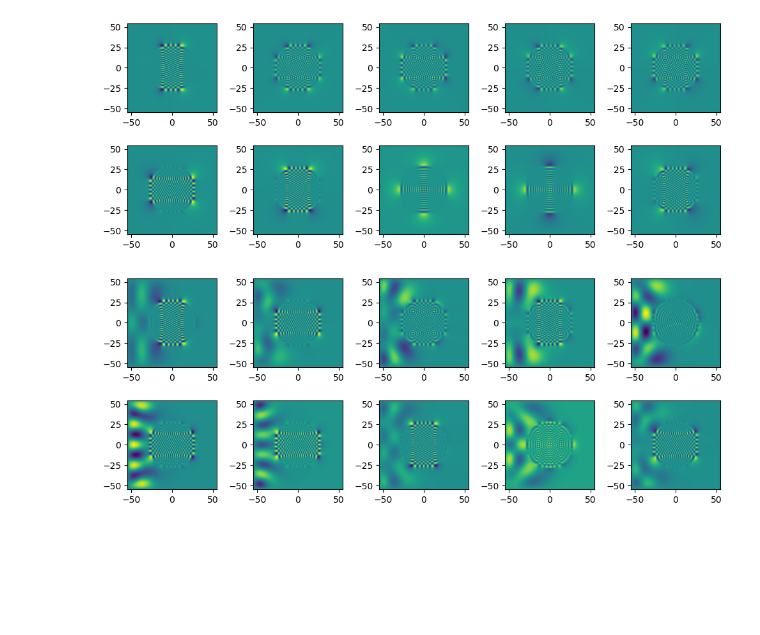
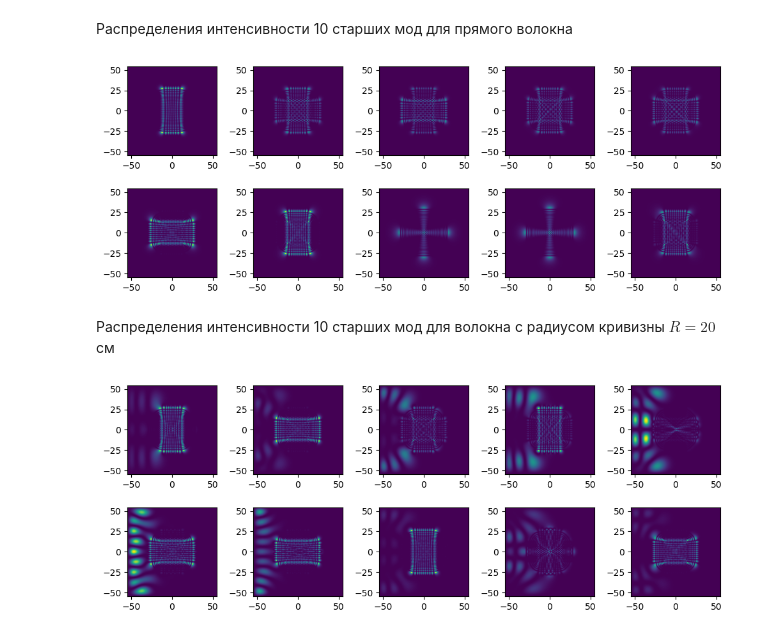
Before and after one commit to vongostev/RSF-21-12-00155-2-MMF, a Jupyter notebook: PlotModesBent.ipynb, the cells around one changed output. Cells and saved outputs as stored; diff of their text form; code cells hidden in the pictures; blank space fills up the shorter version.

```diff
--- a/PlotModesBent.ipynb
+++ b/PlotModesBent.ipynb
@@ -6,7 +6,7 @@ def plot_modes(modes, indexes, bounds):
     npoints = np.ceil(np.sqrt(len(modes[0]))).astype(int)
     fig, axes = plt.subplots(2, 5, dpi=100, figsize=(10, 4))
     for mode, ax in zip(modes[indexes], axes.flatten()):
-        ax.imshow(np.real(mode).reshape((npoints, -1)),#[npoints // 4:- npoints // 4, npoints // 4:- npoints // 4],
+        ax.imshow(np.abs(mode).reshape((npoints, -1)) ** 2,#[npoints // 4:- npoints // 4, npoints // 4:- npoints // 4],
                 extent=bounds * 2)
     plt.tight_layout()
     # plt.savefig('pcf/pcf_modes.png', dpi=100)
@@ -14,17 +14,22 @@ def plot_modes(modes, indexes, bounds):
     plt.show()
 # %%
 bounds = [-31.25 * 3.5 / 2, 31.25 * 3.5 / 2]
+modes_indices = np.arange(-11, 0, 1)
+# %% [markdown]
+Распределения интенсивности 10 старших мод для прямого волокна
 # %%
-loaded_data = np.load('data/mmf_GRIN_62.5_properties_0.npz', mmap_mode='r')
+loaded_data = np.load('data/mmf_GRIN_62.5_properties_0.npz', mmap_mode='r', allow_pickle=True)
 # loaded_data = np.load('mmf_PCF_3.6_properties.npz')
 modes = loaded_data['modes_list']
-plot_modes(modes, slice(-11, -1), bounds)
+plot_modes(modes, modes_indices, bounds)
 # %% [output]
-[figure, old version]
+[figure, new version]
+# %% [markdown]
+Распределения интенсивности 10 старших мод для волокна с радиусом кривизны $R=20$ см
 # %%
-loaded_data = np.load('data/mmf_GRIN_62.5_properties.npz', mmap_mode='r')
+loaded_data = np.load('data/mmf_GRIN_62.5_properties_20.npz', mmap_mode='r')
 # loaded_data = np.load('mmf_PCF_3.6_properties.npz')
 modes = loaded_data['modes_list']
-plot_modes(modes, slice(-11, -1), bounds)
+plot_modes(modes, modes_indices, bounds)
 # %% [output]
-[figure, old version]
+[figure, new version]
```
Also changed, not shown: parts of 4 cells of this notebook, 3 other files.
